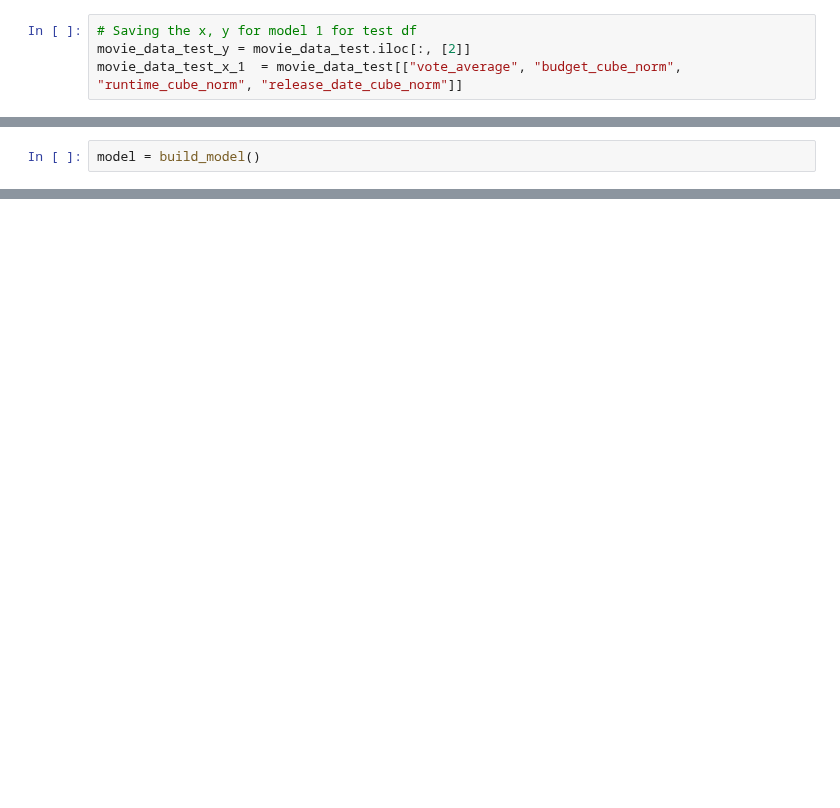
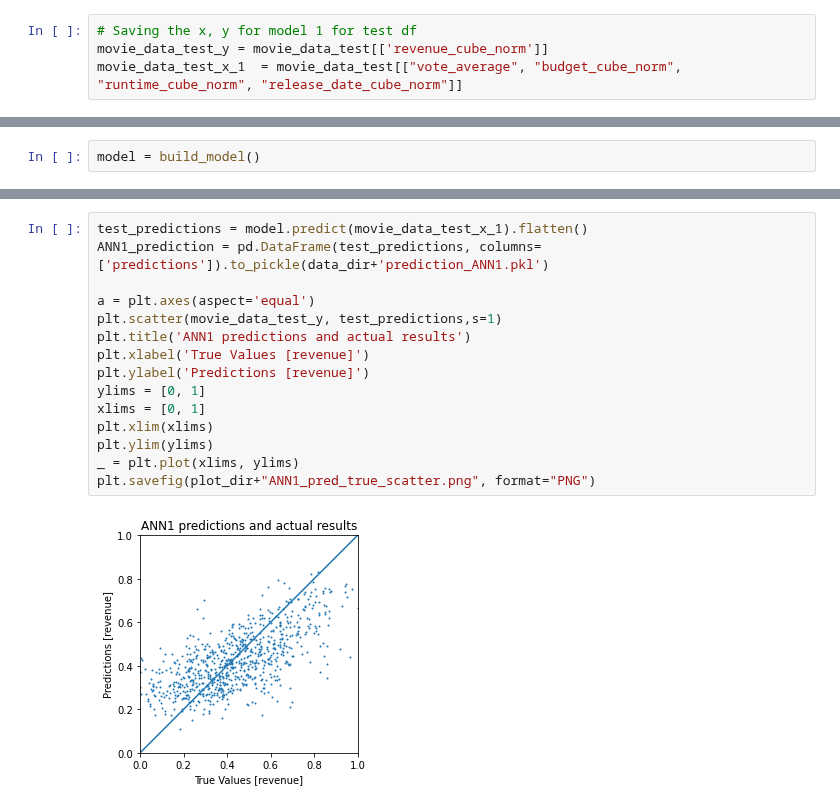
Before and after one commit to dluo96/datatonic-challenge, a Jupyter notebook: ml-prediction/ann-prediction.ipynb, the cells around one changed output, grey strips where cells are left out. Drawn from its saved outputs; the diff is of its cells as text; blank space fills up the shorter version.

Commit message:
updating notebook with model 1 output

```diff
--- a/ml-prediction/ann-prediction.ipynb
+++ b/ml-prediction/ann-prediction.ipynb
@@ -181,7 +197,7 @@ movie_data_train_y = movie_data_train.iloc[:, [2]]
 movie_data_train_x_1  = movie_data_train[["vote_average","budget_cube_norm", "runtime_cube_norm", "release_date_cube_norm"]]
 # %%
 # Saving the x, y for model 1 for test df
-movie_data_test_y = movie_data_test.iloc[:, [2]]
+movie_data_test_y = movie_data_test[['revenue_cube_norm']]
 movie_data_test_x_1  = movie_data_test[["vote_average", "budget_cube_norm", "runtime_cube_norm", "release_date_cube_norm"]]
 # %% [markdown]
 #### Inspect the data
@@ -297,0 +349,17 @@ TypeError: unsupported operand type(s) for +: 'function' and 'str'
+# %%
+test_predictions = model.predict(movie_data_test_x_1).flatten()
+ANN1_prediction = pd.DataFrame(test_predictions, columns=['predictions']).to_pickle(data_dir+'prediction_ANN1.pkl')
+
+a = plt.axes(aspect='equal')
+plt.scatter(movie_data_test_y, test_predictions,s=1)
+plt.title('ANN1 predictions and actual results')
+plt.xlabel('True Values [revenue]')
+plt.ylabel('Predictions [revenue]')
+ylims = [0, 1]
+xlims = [0, 1]
+plt.xlim(xlims)
+plt.ylim(ylims)
+_ = plt.plot(xlims, ylims)
+plt.savefig(plot_dir+"ANN1_pred_true_scatter.png", format="PNG")
+# %% [output]
+[figure, added]
```
Also changed, not shown: parts of 24 cells of this notebook, 15 other files.
